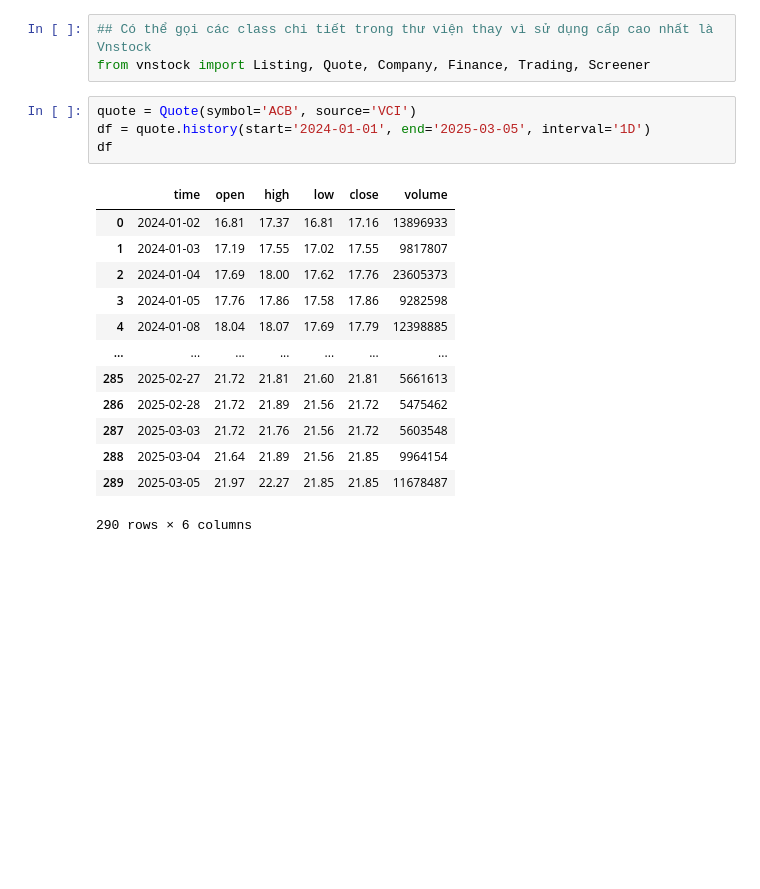
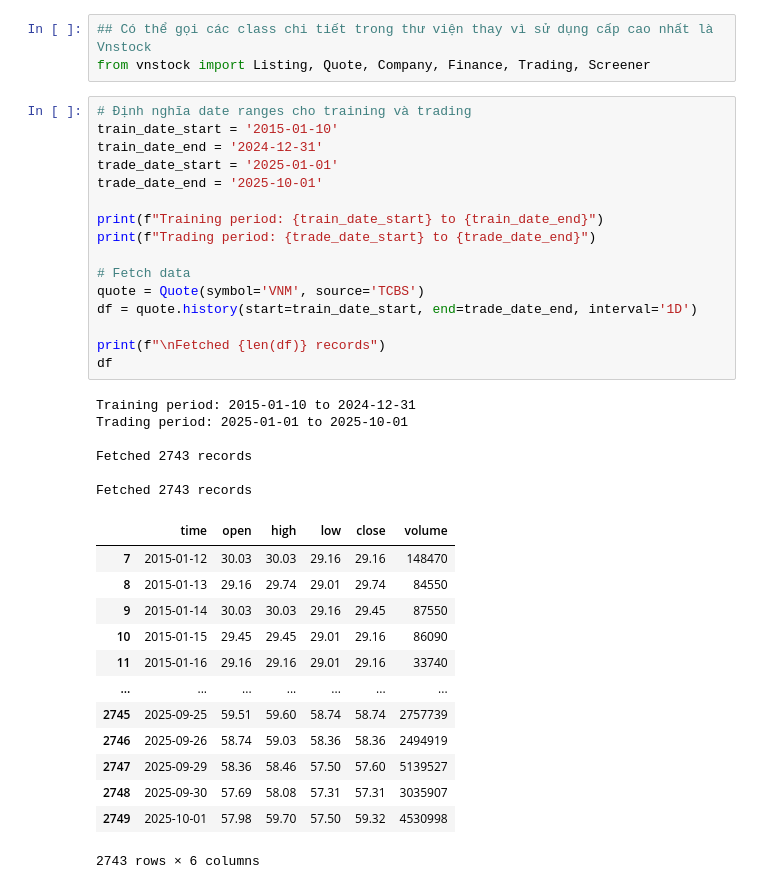
Before and after one commit to kohi-vip/SARSA_FinancialRL, a Jupyter notebook: New_data_import.ipynb, the cells around one changed output. Saved outputs shown, nothing was run; the diff lists cells and outputs as text; blank space fills up the shorter version.

Commit message:
Update data import notebook; add processed data folder

```diff
--- a/New_data_import.ipynb
+++ b/New_data_import.ipynb
@@ -37,23 +58,41 @@ from finrl.config import INDICATORS
 ## Có thể gọi các class chi tiết trong thư viện thay vì sử dụng cấp cao nhất là Vnstock
 from vnstock import Listing, Quote, Company, Finance, Trading, Screener
 # %%
-quote = Quote(symbol='ACB', source='VCI')
-df = quote.history(start='2024-01-01', end='2025-03-05', interval='1D')
+# Định nghĩa date ranges cho training và trading
+train_date_start = '2015-01-10'
+train_date_end = '2024-12-31'
+trade_date_start = '2025-01-01'
+trade_date_end = '2025-10-01'
+
+print(f"Training period: {train_date_start} to {train_date_end}")
+print(f"Trading period: {trade_date_start} to {trade_date_end}")
+
+# Fetch data
+quote = Quote(symbol='VNM', source='TCBS')
+df = quote.history(start=train_date_start, end=trade_date_end, interval='1D')
+
+print(f"\nFetched {len(df)} records")
 df
 # %% [output]
+Training period: 2015-01-10 to 2024-12-31
+Trading period: 2025-01-01 to 2025-10-01
+
+Fetched 2743 records
+
+Fetched 2743 records
 |  | time | open | high | low | close | volume |
-| 0 | 2024-01-02 | 16.81 | 17.37 | 16.81 | 17.16 | 13896933 |
-| 1 | 2024-01-03 | 17.19 | 17.55 | 17.02 | 17.55 | 9817807 |
-| 2 | 2024-01-04 | 17.69 | 18.00 | 17.62 | 17.76 | 23605373 |
-| 3 | 2024-01-05 | 17.76 | 17.86 | 17.58 | 17.86 | 9282598 |
-| 4 | 2024-01-08 | 18.04 | 18.07 | 17.69 | 17.79 | 12398885 |
+| 7 | 2015-01-12 | 30.03 | 30.03 | 29.16 | 29.16 | 148470 |
+| 8 | 2015-01-13 | 29.16 | 29.74 | 29.01 | 29.74 | 84550 |
+| 9 | 2015-01-14 | 30.03 | 30.03 | 29.16 | 29.45 | 87550 |
+| 10 | 2015-01-15 | 29.45 | 29.45 | 29.01 | 29.16 | 86090 |
+| 11 | 2015-01-16 | 29.16 | 29.16 | 29.01 | 29.16 | 33740 |
 | ... | ... | ... | ... | ... | ... | ... |
-| 285 | 2025-02-27 | 21.72 | 21.81 | 21.60 | 21.81 | 5661613 |
-| 286 | 2025-02-28 | 21.72 | 21.89 | 21.56 | 21.72 | 5475462 |
-| 287 | 2025-03-03 | 21.72 | 21.76 | 21.56 | 21.72 | 5603548 |
-| 288 | 2025-03-04 | 21.64 | 21.89 | 21.56 | 21.85 | 9964154 |
-| 289 | 2025-03-05 | 21.97 | 22.27 | 21.85 | 21.85 | 11678487 |
+| 2745 | 2025-09-25 | 59.51 | 59.60 | 58.74 | 58.74 | 2757739 |
+| 2746 | 2025-09-26 | 58.74 | 59.03 | 58.36 | 58.36 | 2494919 |
+| 2747 | 2025-09-29 | 58.36 | 58.46 | 57.50 | 57.60 | 5139527 |
+| 2748 | 2025-09-30 | 57.69 | 58.08 | 57.31 | 57.31 | 3035907 |
+| 2749 | 2025-10-01 | 57.98 | 59.70 | 57.50 | 59.32 | 4530998 |
-290 rows × 6 columns
+2743 rows × 6 columns
 # %%
 # ...existing code...
 # debug: xem các cột hiện tại
```
Also changed, not shown: parts of 6 cells of this notebook, 2 other files.
